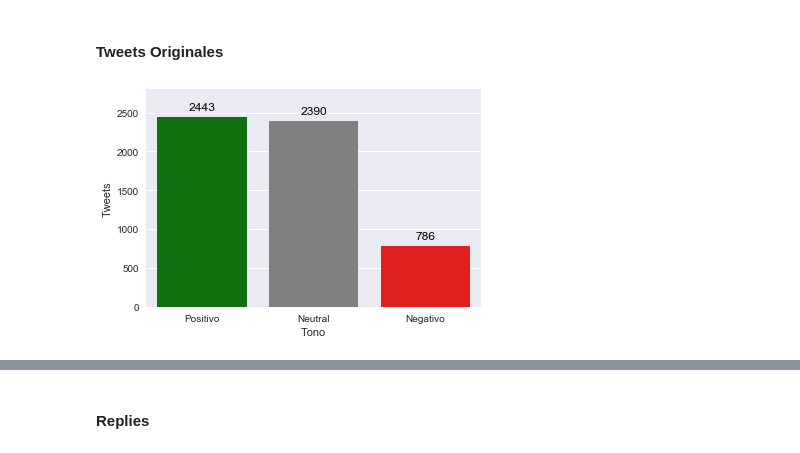
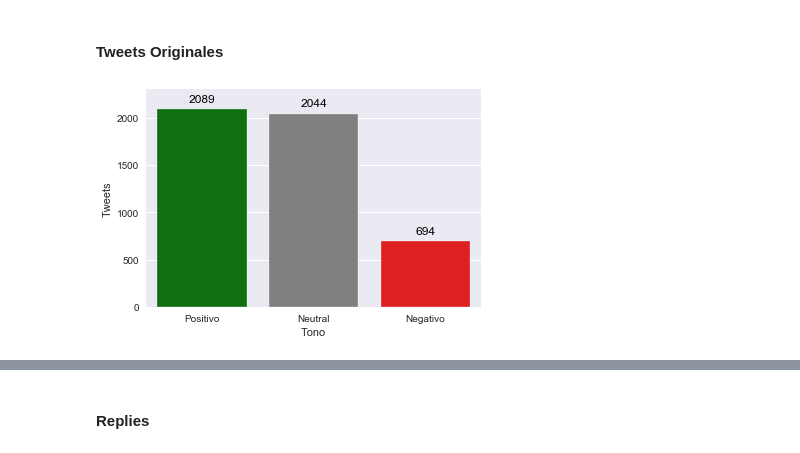
Before and after one commit to ParticipaPY/politic-bots, a Jupyter notebook: reports/notebooks/bots_politicos_internas_anr_2017.ipynb, the cells around one changed output, grey strips where cells are left out. Cells and saved outputs as stored; diff of their text form; code cells hidden in the pictures.

```diff
--- a/reports/notebooks/bots_politicos_internas_anr_2017.ipynb
+++ b/reports/notebooks/bots_politicos_internas_anr_2017.ipynb
@@ -478,7 +690,8 @@ Tweets Neutrales: 43.7%
 # %% [markdown]
 #### Replies
 # %%
-st = db.get_sentiment_tweets(type_query='replies', **{'partido': 'anr', 'movimiento': 'honor colorado'})
+st = db.get_sentiment_tweets(type_query='replies', **{'partido': 'anr', 'movimiento': 'honor colorado',
+                                                      'no_movimiento': 'colorado añetete'})
 st_dict = {
     'Tono': [],
     'Tweets': []
@@ -521,7 +734,8 @@ Tweets Neutrales: 52.8%
 # %% [markdown]
 #### Quotes
 # %%
-st = db.get_sentiment_tweets(type_query='quotes', **{'partido': 'anr', 'movimiento': 'honor colorado'})
+st = db.get_sentiment_tweets(type_query='quotes', **{'partido': 'anr', 'movimiento': 'honor colorado',
+                                                     'no_movimiento': 'colorado añetete'})
 st_dict = {
     'Tono': [],
     'Tweets': []
@@ -564,7 +778,8 @@ Tweets Neutrales: 51.3%
 # %% [markdown]
 ### Colorado Añeteté
 # %%
-st = db.get_sentiment_tweets(**{'partido': 'anr', 'movimiento': 'colorado añetete'})
+st = db.get_sentiment_tweets(**{'partido': 'anr', 'movimiento': 'colorado añetete',
+                                'no_movimiento': 'honor colorado'})
 st_dict = {
     'Tono': [],
     'Tweets': []
@@ -607,7 +822,8 @@ Tweets Neutrales: 50.3%
 # %% [markdown]
 #### Tweets Originales
 # %%
-st = db.get_sentiment_tweets(type_query = 'original', **{'partido': 'anr', 'movimiento': 'colorado añetete'})
+st = db.get_sentiment_tweets(type_query = 'original', **{'partido': 'anr', 'movimiento': 'colorado añetete',
+                                                         'no_movimiento': 'honor colorado'})
 st_dict = {
     'Tono': [],
     'Tweets': []
@@ -624,17 +840,17 @@ st_df_ca = pd.DataFrame(st_dict)
 # %%
 fig = sns.barplot(x='Tono', y='Tweets', data=st_df_ca,
                   order=['Positivo', 'Neutral', 'Negativo'],
                   palette=['green','gray', 'red'])
 ax=fig
 #annotate axis = seaborn axis
 for p in ax.patches:
     ax.annotate("%d" % p.get_height(), (p.get_x() + p.get_width() / 2., p.get_height()),
                  ha='center', va='center', fontsize=12, color='black', xytext=(0, 10),
                  textcoords='offset points')
-_ = fig.set_ylim(0,2800) #To make space for the annotations
+_ = fig.set_ylim(0,2300) #To make space for the annotations
 plt.show()
 # %% [output]
-[figure, old version]
+[figure, new version]
 # %%
 total = sum(st_df_ca['Tweets'])
 positive = int(st_df_ca[st_df_ca['Tono'] == 'Positivo']['Tweets'])
```
Also changed, not shown: parts of 178 cells of this notebook, 1 other file.
